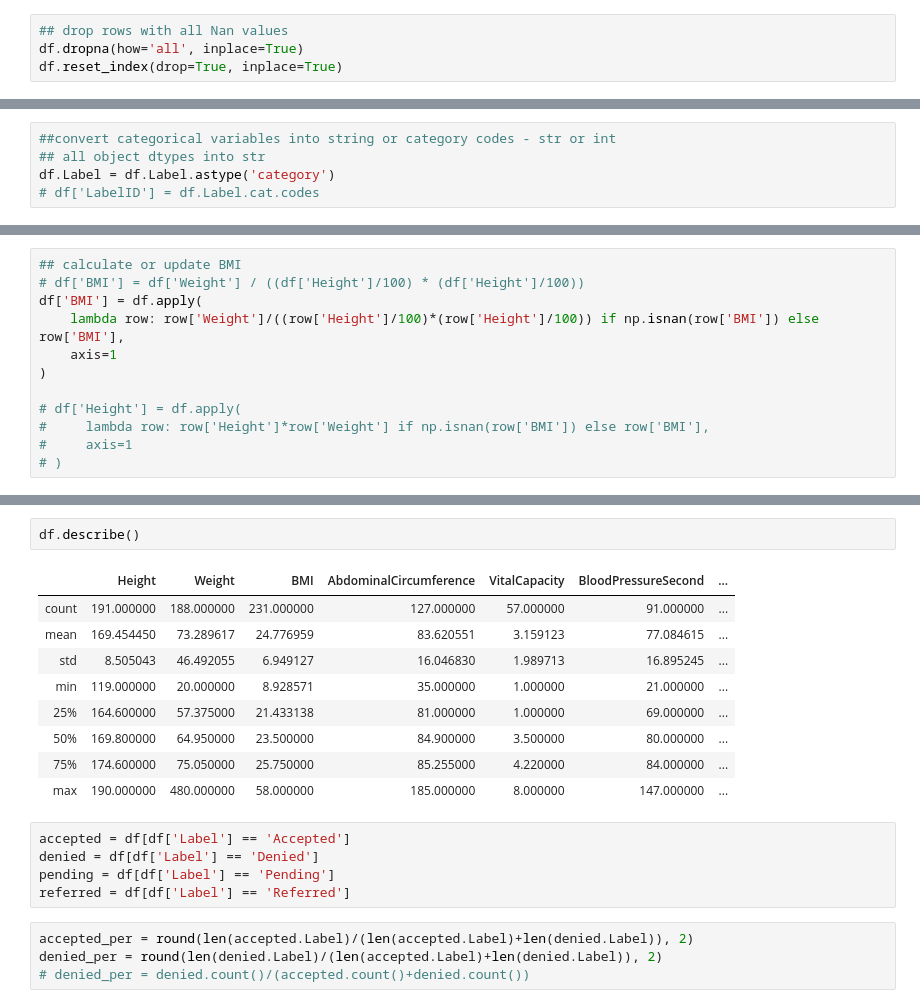
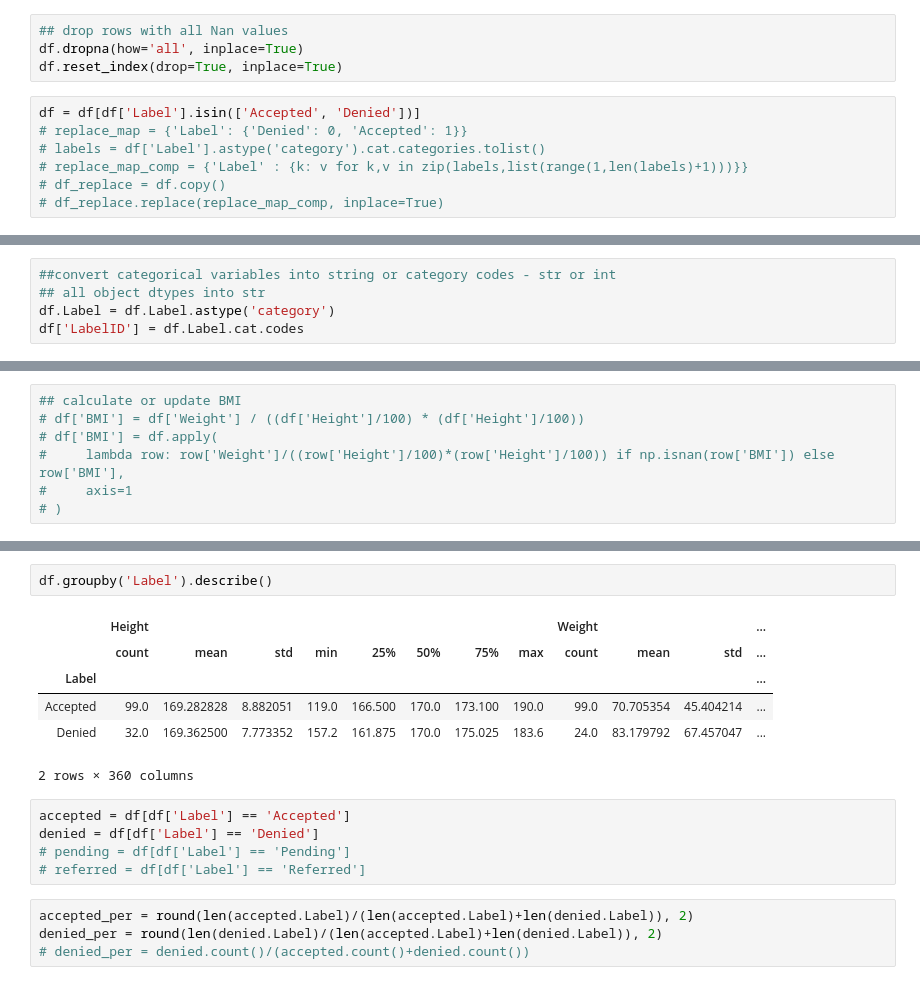
Before and after one commit to chaitalic07/Hands-on-challenge, a Jupyter notebook: ds_test.ipynb, the cells around one changed output, grey strips where cells are left out. Drawn from its saved outputs; the diff is of its cells as text.

```diff
--- a/ds_test.ipynb
+++ b/ds_test.ipynb
@@ -60,3 +68,10 @@ df.PatientID = df.PatientID.astype('int')
 ## drop rows with all Nan values
 df.dropna(how='all', inplace=True)
 df.reset_index(drop=True, inplace=True)
+# %%
+df = df[df['Label'].isin(['Accepted', 'Denied'])]
+# replace_map = {'Label': {'Denied': 0, 'Accepted': 1}}
+# labels = df['Label'].astype('category').cat.categories.tolist()
+# replace_map_comp = {'Label' : {k: v for k,v in zip(labels,list(range(1,len(labels)+1)))}}
+# df_replace = df.copy()
+# df_replace.replace(replace_map_comp, inplace=True)
@@ -64,4 +107,4 @@ df.reset_index(drop=True, inplace=True)
 ##convert categorical variables into string or category codes - str or int
 ## all object dtypes into str
 df.Label = df.Label.astype('category')
-# df['LabelID'] = df.Label.cat.codes
+df['LabelID'] = df.Label.cat.codes
@@ -86,13 +160,8 @@ for col in cat_columns:
 # %%
 ## calculate or update BMI
 # df['BMI'] = df['Weight'] / ((df['Height']/100) * (df['Height']/100))
-df['BMI'] = df.apply(
-    lambda row: row['Weight']/((row['Height']/100)*(row['Height']/100)) if np.isnan(row['BMI']) else row['BMI'],
-    axis=1
-)
-
-# df['Height'] = df.apply(
-#     lambda row: row['Height']*row['Weight'] if np.isnan(row['BMI']) else row['BMI'],
+# df['BMI'] = df.apply(
+#     lambda row: row['Weight']/((row['Height']/100)*(row['Height']/100)) if np.isnan(row['BMI']) else row['BMI'],
 #     axis=1
 # )
 # %%
@@ -109,20 +176,17 @@ df.groupby('Label').describe()
 # %%
-df.describe()
+df.groupby('Label').describe()
 # %% [output]
-|  | Height | Weight | BMI | AbdominalCircumference | VitalCapacity | BloodPressureSecond | ... |
-| count | 191.000000 | 188.000000 | 231.000000 | 127.000000 | 57.000000 | 91.000000 | ... |
-| mean | 169.454450 | 73.289617 | 24.776959 | 83.620551 | 3.159123 | 77.084615 | ... |
-| std | 8.505043 | 46.492055 | 6.949127 | 16.046830 | 1.989713 | 16.895245 | ... |
-| min | 119.000000 | 20.000000 | 8.928571 | 35.000000 | 1.000000 | 21.000000 | ... |
-| 25% | 164.600000 | 57.375000 | 21.433138 | 81.000000 | 1.000000 | 69.000000 | ... |
-| 50% | 169.800000 | 64.950000 | 23.500000 | 84.900000 | 3.500000 | 80.000000 | ... |
-| 75% | 174.600000 | 75.050000 | 25.750000 | 85.255000 | 4.220000 | 84.000000 | ... |
-| max | 190.000000 | 480.000000 | 58.000000 | 185.000000 | 8.000000 | 147.000000 | ... |
+|  | Height |  |  |  |  |  |  |  | Weight |  |  | ... |
+|  | count | mean | std | min | 25% | 50% | 75% | max | count | mean | std | ... |
+| Label |  |  |  |  |  |  |  |  |  |  |  | ... |
+| Accepted | 99.0 | 169.282828 | 8.882051 | 119.0 | 166.500 | 170.0 | 173.100 | 190.0 | 99.0 | 70.705354 | 45.404214 | ... |
+| Denied | 32.0 | 169.362500 | 7.773352 | 157.2 | 161.875 | 170.0 | 175.025 | 183.6 | 24.0 | 83.179792 | 67.457047 | ... |
+2 rows × 360 columns
 # %%
 accepted = df[df['Label'] == 'Accepted']
 denied = df[df['Label'] == 'Denied']
-pending = df[df['Label'] == 'Pending']
-referred = df[df['Label'] == 'Referred']
+# pending = df[df['Label'] == 'Pending']
+# referred = df[df['Label'] == 'Referred']
 # %%
 accepted_per = round(len(accepted.Label)/(len(accepted.Label)+len(denied.Label)), 2)
 denied_per = round(len(denied.Label)/(len(accepted.Label)+len(denied.Label)), 2)
```
Also changed, not shown: parts of 14 cells of this notebook.
